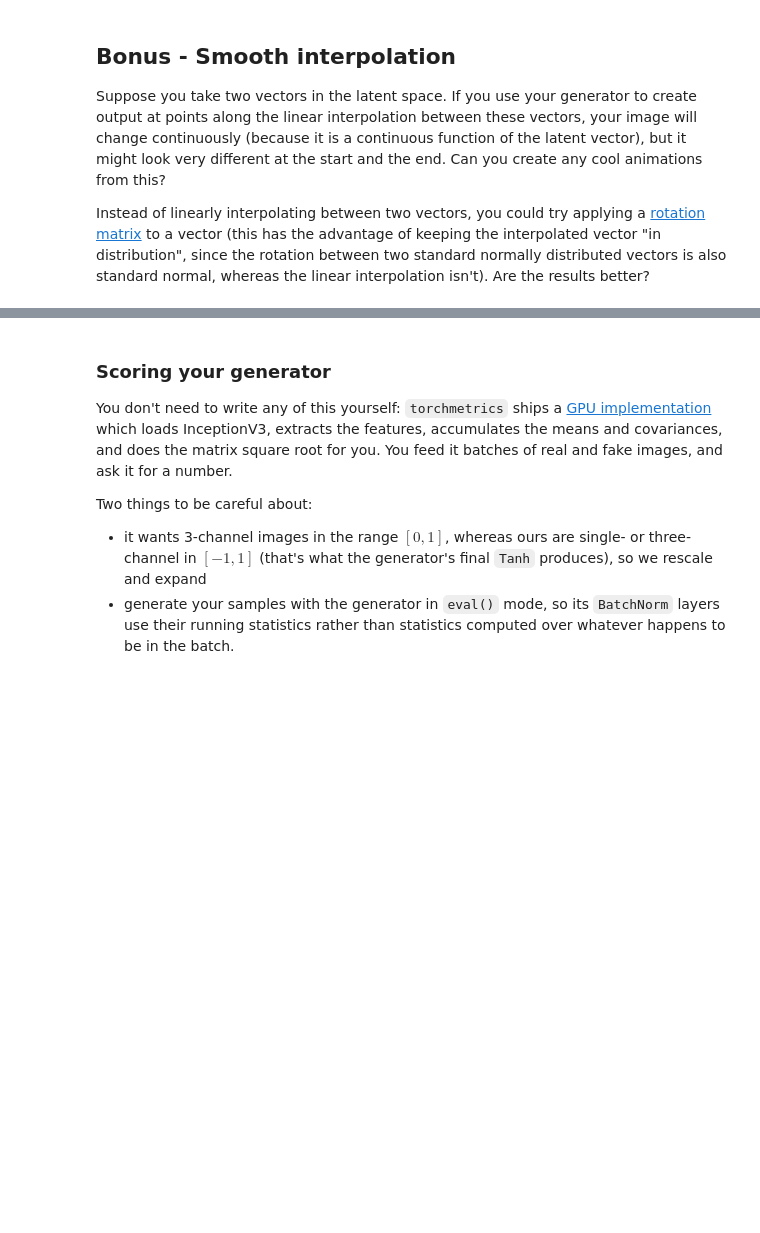
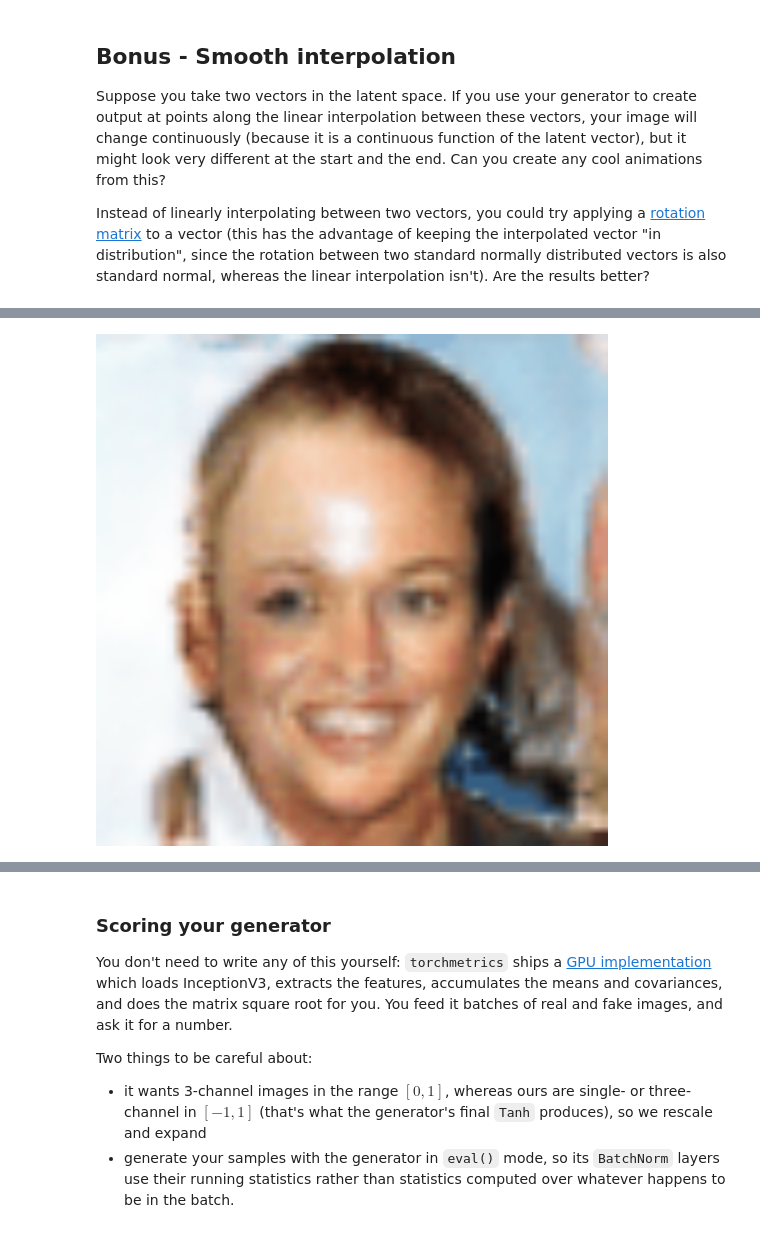
Before and after one commit to satyaholla/ARENA, a Jupyter notebook: chapter0_fundamentals/exercises/part52_gans/0.5.2_GANs_exercises.ipynb, the cells around one changed output, grey strips where cells are left out. Saved outputs shown, nothing was run; the diff lists cells and outputs as text; code cells hidden in the pictures; blank space fills up the shorter version.

```diff
--- a/chapter0_fundamentals/exercises/part52_gans/0.5.2_GANs_exercises.ipynb
+++ b/chapter0_fundamentals/exercises/part52_gans/0.5.2_GANs_exercises.ipynb
@@ -1759,3 +1893,7 @@ Instead of linearly interpolating between two vectors, you could try applying a
+# %%
+animate(rotational_animation)
+# %% [output]
+[figure, added]
 # %% [markdown]
 ### Bonus - Measuring sample quality with Fréchet inception distance (FID)
 
```
Also changed, not shown: parts of 11 cells of this notebook.
